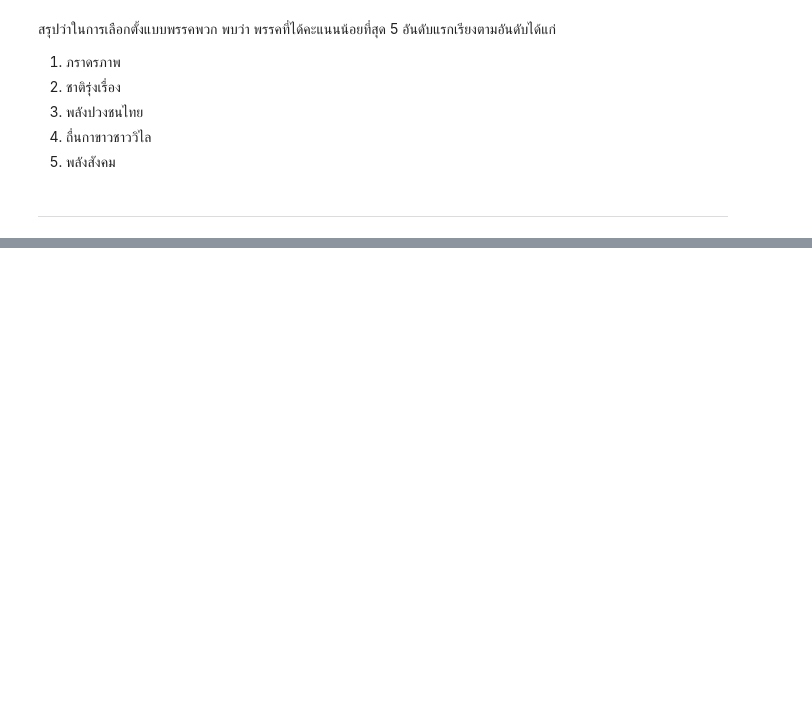
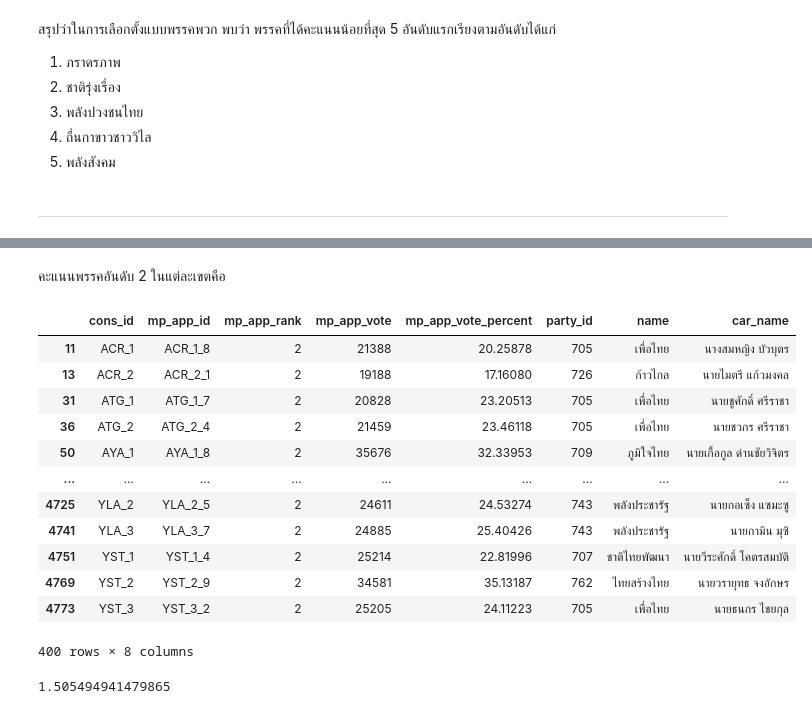
Before and after one commit to sitthatkaja/DPDM2023, a Jupyter notebook: midterm_dpdm2023.ipynb, the cells around one changed output, grey strips where cells are left out. Cells and saved outputs as stored; diff of their text form; code cells hidden in the pictures; blank space fills up the shorter version.

```diff
--- a/midterm_dpdm2023.ipynb
+++ b/midterm_dpdm2023.ipynb
@@ -534,0 +584,24 @@ dfpar2.head(5)
+# %% [markdown]
+คะแนนพรรคอันดับ 2 ในแต่ละเขตคือ
+# %%
+ranktwo = table_candidate [table_candidate ['mp_app_rank']==2]
+ranktwo
+# %% [output]
+|  | cons_id | mp_app_id | mp_app_rank | mp_app_vote | mp_app_vote_percent | party_id | name | car_name |
+| 11 | ACR_1 | ACR_1_8 | 2 | 21388 | 20.25878 | 705 | เพื่อไทย | นางสมหญิง บัวบุตร |
+| 13 | ACR_2 | ACR_2_1 | 2 | 19188 | 17.16080 | 726 | ก้าวไกล | นายไมตรี แก้วมงคล |
+| 31 | ATG_1 | ATG_1_7 | 2 | 20828 | 23.20513 | 705 | เพื่อไทย | นายชูศักดิ์ ศรีราชา |
+| 36 | ATG_2 | ATG_2_4 | 2 | 21459 | 23.46118 | 705 | เพื่อไทย | นายชวกร ศรีราชา |
+| 50 | AYA_1 | AYA_1_8 | 2 | 35676 | 32.33953 | 709 | ภูมิใจไทย | นายเกื้อกูล ด่านชัยวิจิตร |
+| ... | ... | ... | ... | ... | ... | ... | ... | ... |
+| 4725 | YLA_2 | YLA_2_5 | 2 | 24611 | 24.53274 | 743 | พลังประชารัฐ | นายกอเซ็ง แซมะซู |
+| 4741 | YLA_3 | YLA_3_7 | 2 | 24885 | 25.40426 | 743 | พลังประชารัฐ | นายกามิน มุซิ |
+| 4751 | YST_1 | YST_1_4 | 2 | 25214 | 22.81996 | 707 | ชาติไทยพัฒนา | นายวีระศักดิ์ โคตรสมบัติ |
+| 4769 | YST_2 | YST_2_9 | 2 | 34581 | 35.13187 | 762 | ไทยสร้างไทย | นายวรายุทธ จงอักษร |
+| 4773 | YST_3 | YST_3_2 | 2 | 25205 | 24.11223 | 705 | เพื่อไทย | นายธนกร ไชยกุล |
+400 rows × 8 columns
+# %%
+a = rankone.iloc[-1,3]/ranktwo.iloc[-1,3]
+a
+# %% [output]
+1.505494941479865
```
Also changed, not shown: parts of 5 cells of this notebook.
